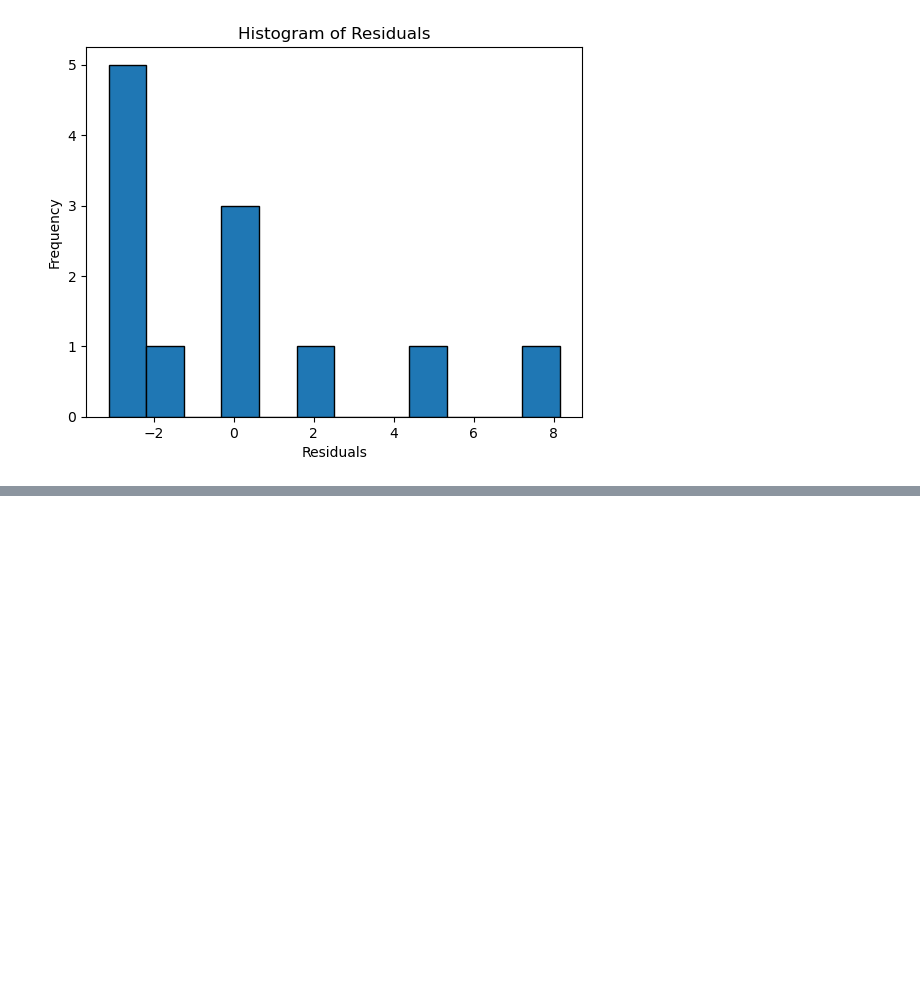
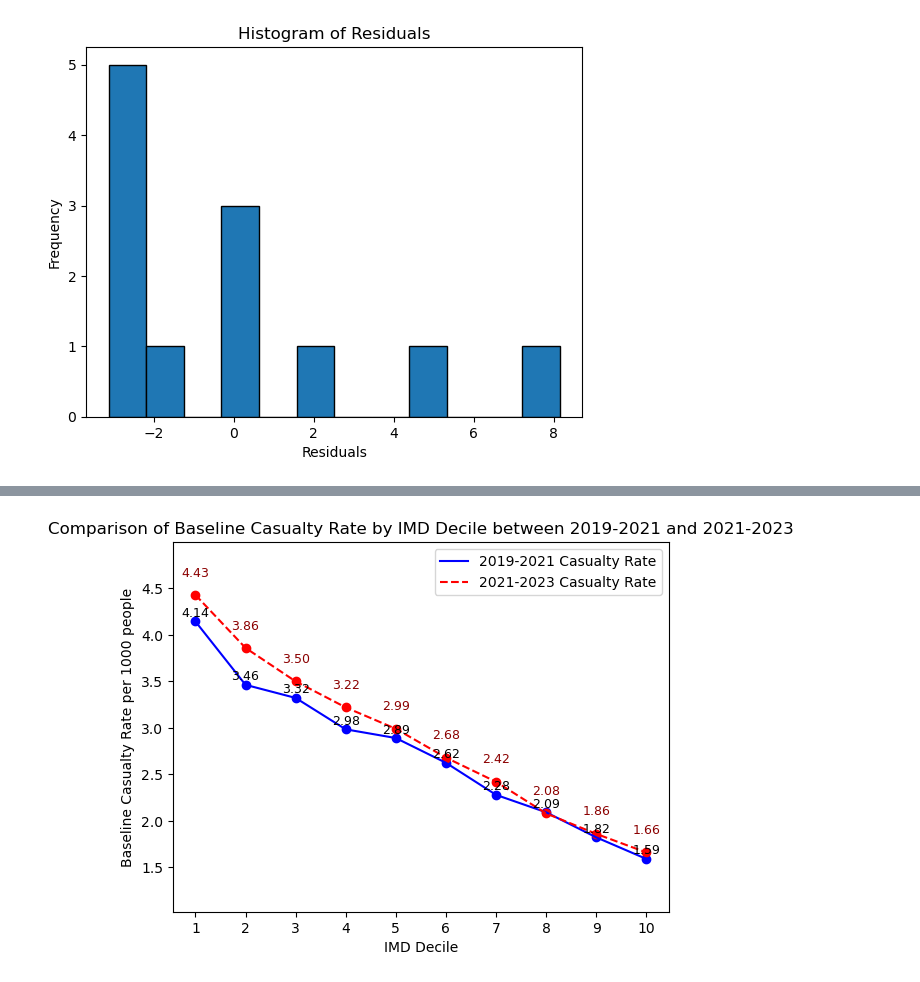
Before and after one commit to jwkee0420/Quantitative-Methods, a Jupyter notebook: Jin_safety_descriptive_statistics.ipynb, the cells around one changed output, grey strips where cells are left out. Saved outputs shown, nothing was run; the diff lists cells and outputs as text; code cells hidden in the pictures; blank space fills up the shorter version.

```diff
--- a/Jin_safety_descriptive_statistics.ipynb
+++ b/Jin_safety_descriptive_statistics.ipynb
@@ -412,0 +558,4 @@ plt.show()
+# %%
+average_decile = count_all.groupby('IMD Decile')['average'].mean()
+average_df = average_decile.reset_index()
+average_df
@@ -412,0 +574,45 @@ plt.show()
+# %%
+olddata = {
+    'IMD Decile': [1, 2, 3, 4, 5, 6, 7, 8, 9, 10],
+    'average': [4.43, 3.86, 3.50,3.22,2.99,2.68,2.42,2.08,1.86,1.66]
+}
+
+df1 = pd.DataFrame(olddata)
+# %%
+plt.scatter(average_df['IMD Decile'], average_df['average'], color='blue')
+plt.plot(average_df['IMD Decile'], average_df['average'], color='blue', linestyle='-', label='2019-2021 Casualty Rate')
+
+# Second scatter plot with line (example data for a second dataset)
+# Replace `median_values` with your second dataset values
+plt.scatter(df1['IMD Decile'], df1['average'], color='red')
+plt.plot(df1['IMD Decile'], df1['average'], color='red', linestyle='--', label='2021-2023 Casualty Rate')
+
+for i in range(len(average_df)):
+    plt.text(
+        average_df['IMD Decile'][i],                # x-coordinate of the point
+        average_df['average'][i] + 0.05,            # y-coordinate slightly above the point
+        f"{average_df['average'][i]:.2f}",         # Text to display (formatted to 2 decimals)
+        ha='center',                               # Horizontal alignment
+        fontsize=9,                                # Font size
+        color='black'                              # Text color
+    )
+    plt.text(
+        df1['IMD Decile'][i],
+        df1['average'][i] + 0.2,
+        f"{df1['average'][i]:.2f}",
+        ha='center', fontsize=9, color='darkred'
+    )
+
+plt.xticks(ticks=range(1, 11))
+# Add labels, title, and legend
+plt.xlabel('IMD Decile')
+plt.ylabel('Baseline Casualty Rate per 1000 people')
+plt.title('Comparison of Baseline Casualty Rate by IMD Decile between 2019-2021 and 2021-2023')
+plt.legend()
+
+plt.margins(y=0.2)
+
+# Show the plot
+plt.show()
+# %% [output]
+[figure, added]
```
Also changed, not shown: parts of 13 cells of this notebook, 2 other files.
